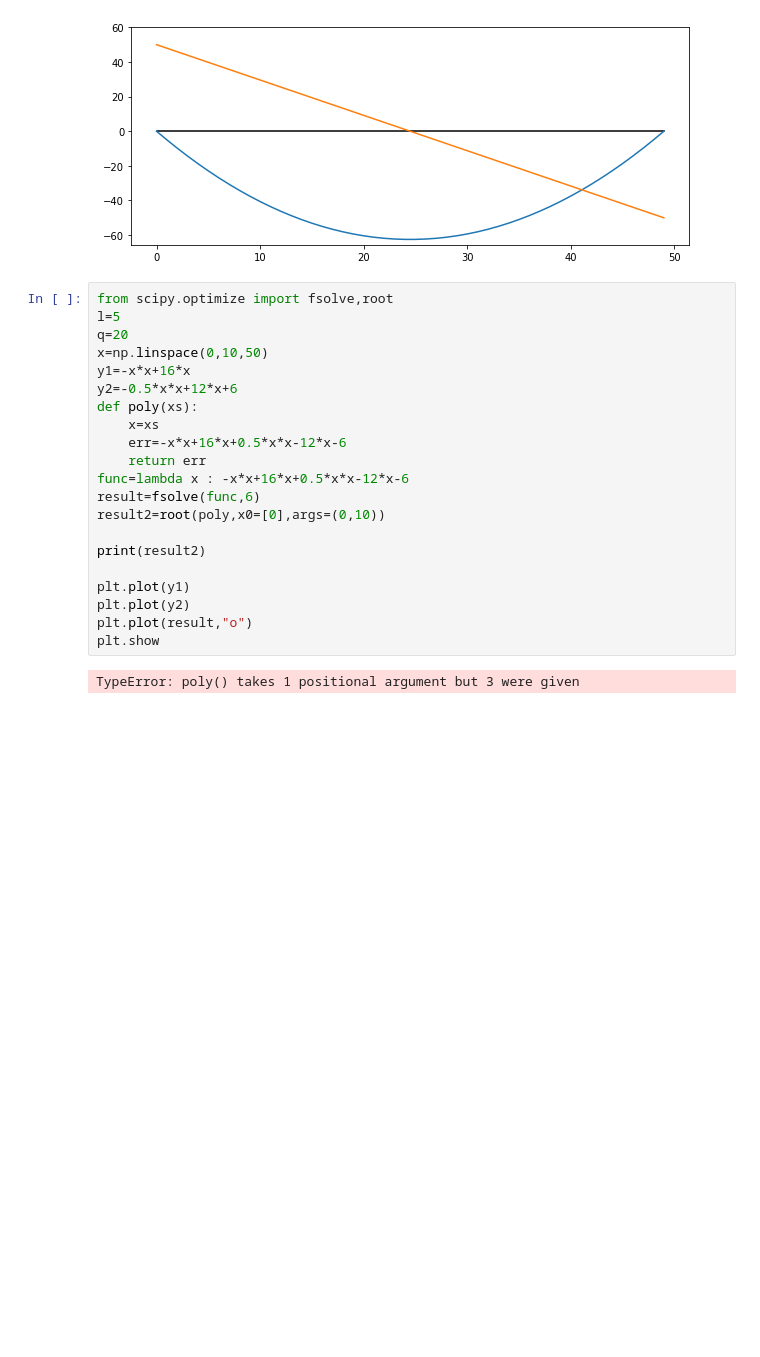
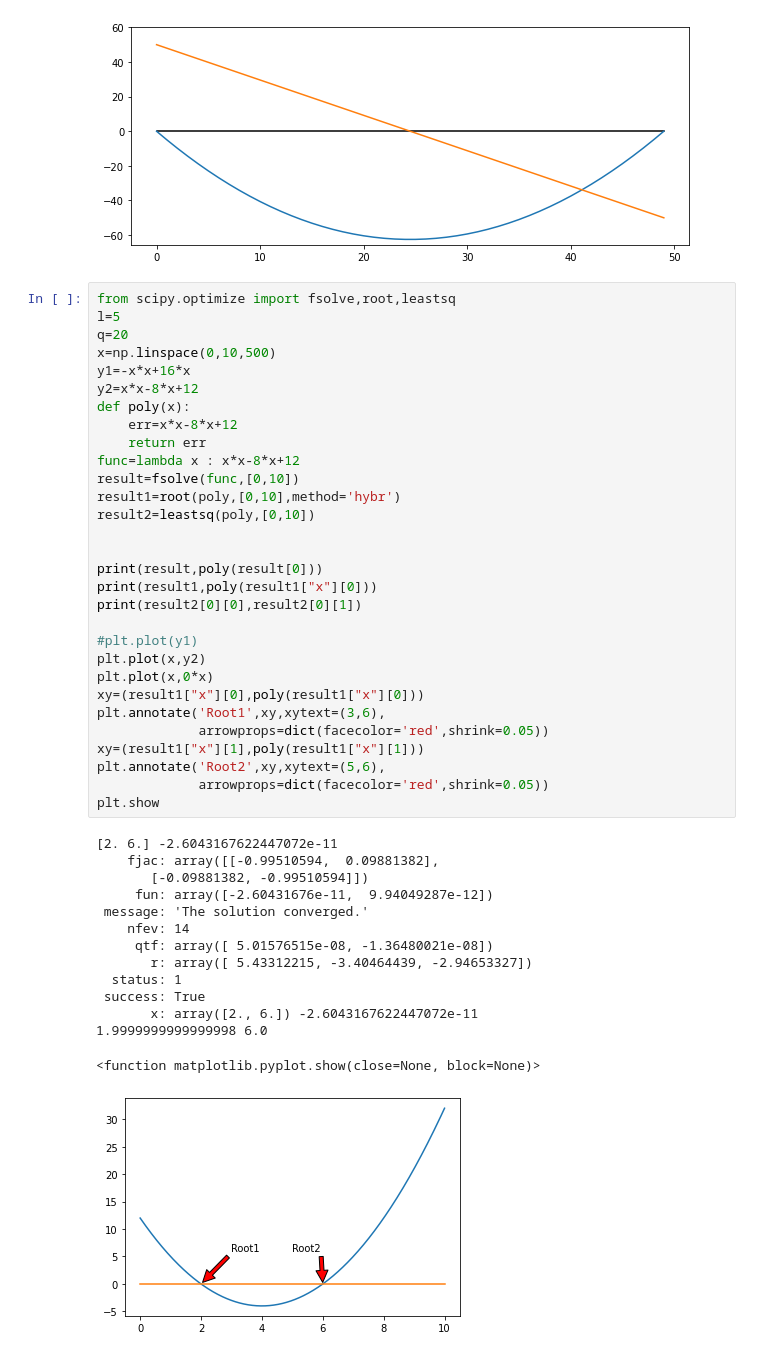
Before and after one commit to besttea/BestteaPythonWork, a Jupyter notebook: 结构力学_梁弯矩计算.ipynb, the cells around one changed output. Saved outputs shown, nothing was run; the diff lists cells and outputs as text; blank space fills up the shorter version.

```diff
--- a/结构力学_梁弯矩计算.ipynb
+++ b/结构力学_梁弯矩计算.ipynb
@@ -41,25 +41,47 @@ plt.show()
 # %% [output]
 [figure]
 # %%
-from scipy.optimize import fsolve,root
+from scipy.optimize import fsolve,root,leastsq
 l=5
 q=20
-x=np.linspace(0,10,50)
+x=np.linspace(0,10,500)
 y1=-x*x+16*x
-y2=-0.5*x*x+12*x+6
-def poly(xs):
-    x=xs
-    err=-x*x+16*x+0.5*x*x-12*x-6
+y2=x*x-8*x+12
+def poly(x):
+    err=x*x-8*x+12
     return err
-func=lambda x : -x*x+16*x+0.5*x*x-12*x-6
-result=fsolve(func,6)
-result2=root(poly,x0=[0],args=(0,10))
+func=lambda x : x*x-8*x+12
+result=fsolve(func,[0,10])
+result1=root(poly,[0,10],method='hybr')
+result2=leastsq(poly,[0,10])
 
-print(result2)
 
-plt.plot(y1)
-plt.plot(y2)
-plt.plot(result,"o")
+print(result,poly(result[0]))
+print(result1,poly(result1["x"][0]))
+print(result2[0][0],result2[0][1])
+
+#plt.plot(y1)
+plt.plot(x,y2)
+plt.plot(x,0*x)
+xy=(result1["x"][0],poly(result1["x"][0]))
+plt.annotate('Root1',xy,xytext=(3,6),
+             arrowprops=dict(facecolor='red',shrink=0.05))
+xy=(result1["x"][1],poly(result1["x"][1]))
+plt.annotate('Root2',xy,xytext=(5,6),
+             arrowprops=dict(facecolor='red',shrink=0.05))
 plt.show
 # %% [output]
-TypeError: poly() takes 1 positional argument but 3 were given
+[2. 6.] -2.6043167622447072e-11
+    fjac: array([[-0.99510594,  0.09881382],
+       [-0.09881382, -0.99510594]])
+     fun: array([-2.60431676e-11,  9.94049287e-12])
+ message: 'The solution converged.'
+    nfev: 14
+     qtf: array([ 5.01576515e-08, -1.36480021e-08])
+       r: array([ 5.43312215, -3.40464439, -2.94653327])
+  status: 1
+ success: True
+       x: array([2., 6.]) -2.6043167622447072e-11
+1.9999999999999998 6.0
+<function matplotlib.pyplot.show(close=None, block=None)>
+[figure, added]
```
Also changed, not shown: parts of 1 cell of this notebook, 4 other files.
